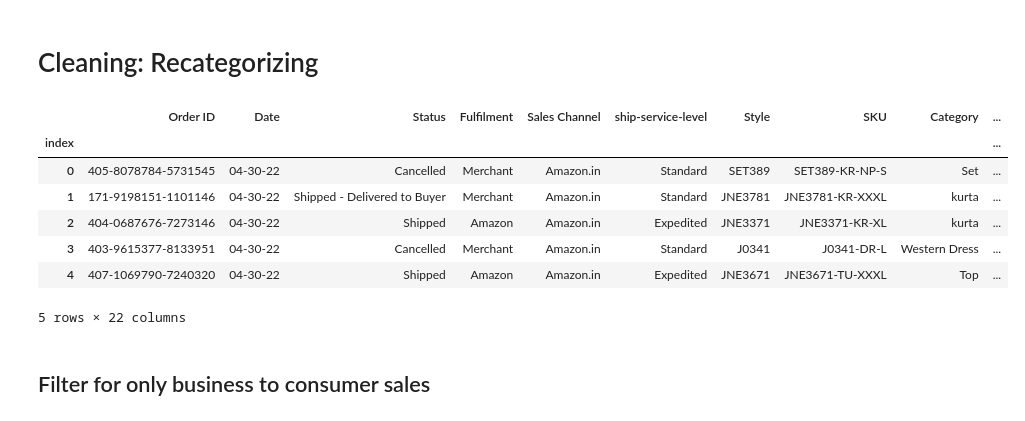
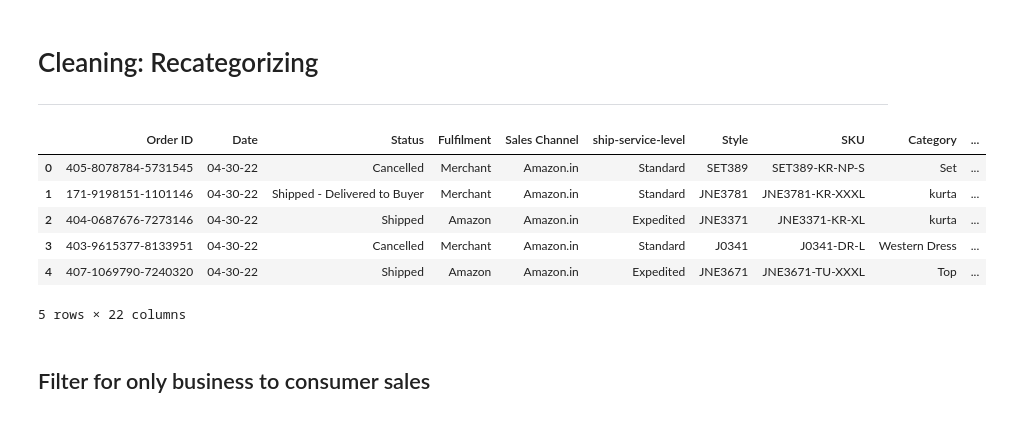
Before and after one commit to brianna-mitri/project-1, a Jupyter notebook: BM_Work/cleaning.ipynb, the cells around one changed output. Drawn from its saved outputs; the diff is of its cells as text; code cells hidden in the pictures.

```diff
--- a/BM_Work/cleaning.ipynb
+++ b/BM_Work/cleaning.ipynb
@@ -1,22 +1,22 @@
 # %% [markdown]
 # Cleaning: Recategorizing
+---
 # %%
 # dependencies
 import pandas as pd
 # %%
 # import amazon sale report
 
 # set up file path
 file_path = "../Data/Amazon Sale Report.csv"
 
 # import csv file path (dropping last unnamed col)
-amazon_sale_df = pd.read_csv(file_path, usecols=lambda column: column != 'Unnamed: 22').set_index('index')
+amazon_sale_df = pd.read_csv(file_path, usecols=lambda column: column not in ['index','Unnamed: 22'])
 
 # display df
 amazon_sale_df.head()
 # %% [output]
 |  | Order ID | Date | Status | Fulfilment | Sales Channel | ship-service-level | Style | SKU | Category | ... |
-| index |  |  |  |  |  |  |  |  |  | ... |
 | 0 | 405-8078784-5731545 | 04-30-22 | Cancelled | Merchant | Amazon.in | Standard | SET389 | SET389-KR-NP-S | Set | ... |
 | 1 | 171-9198151-1101146 | 04-30-22 | Shipped - Delivered to Buyer | Merchant | Amazon.in | Standard | JNE3781 | JNE3781-KR-XXXL | kurta | ... |
 | 2 | 404-0687676-7273146 | 04-30-22 | Shipped | Amazon | Amazon.in | Expedited | JNE3371 | JNE3371-KR-XL | kurta | ... |
```
Also changed, not shown: parts of 9 cells of this notebook, 1 other file.
